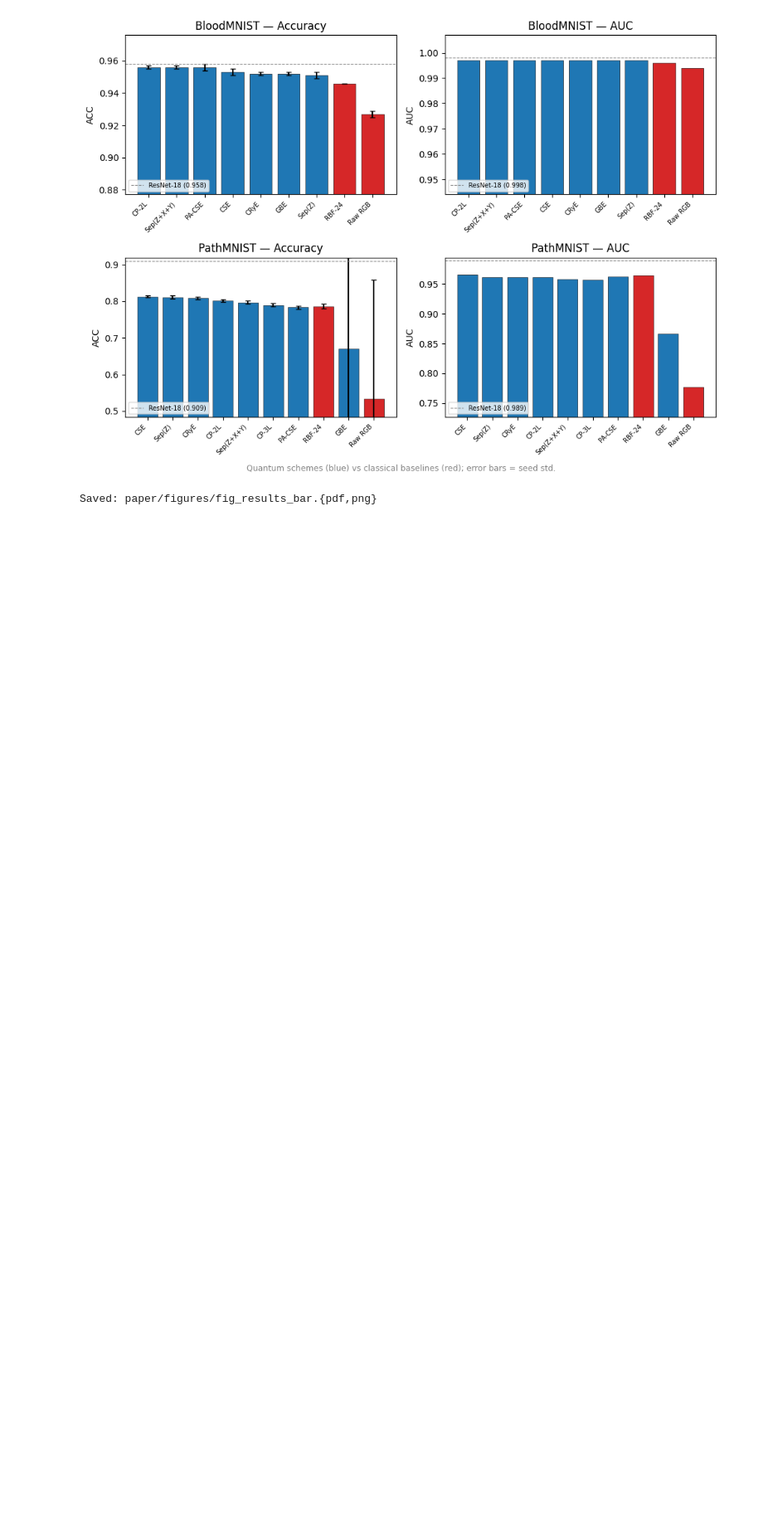
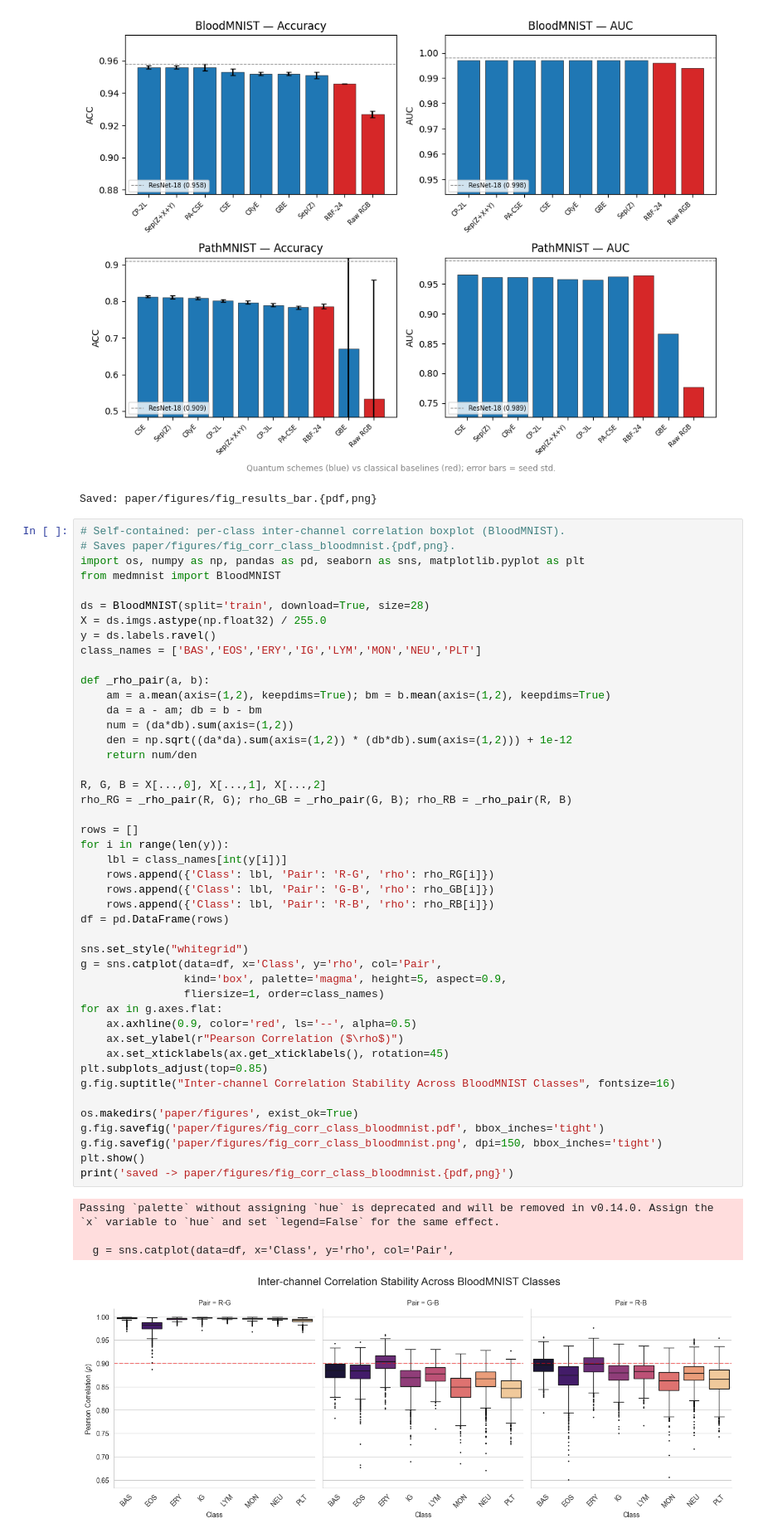
Before and after one commit to el-dAna/QIP, a Jupyter notebook: Phase7_BloodMNIST.ipynb, the cells around one changed output. Shown at 83% size. Saved outputs shown, nothing was run; the diff lists cells and outputs as text; blank space fills up the shorter version.

```diff
--- a/Phase7_BloodMNIST.ipynb
+++ b/Phase7_BloodMNIST.ipynb
@@ -1047,3 +1047,53 @@ print('Saved: paper/figures/fig_results_bar.{pdf,png}')
 # %% [output]
 [figure]
 Saved: paper/figures/fig_results_bar.{pdf,png}
+# %%
+# Self-contained: per-class inter-channel correlation boxplot (BloodMNIST).
+# Saves paper/figures/fig_corr_class_bloodmnist.{pdf,png}.
+import os, numpy as np, pandas as pd, seaborn as sns, matplotlib.pyplot as plt
+from medmnist import BloodMNIST
+
+ds = BloodMNIST(split='train', download=True, size=28)
+X = ds.imgs.astype(np.float32) / 255.0
+y = ds.labels.ravel()
+class_names = ['BAS','EOS','ERY','IG','LYM','MON','NEU','PLT']
+
+def _rho_pair(a, b):
+    am = a.mean(axis=(1,2), keepdims=True); bm = b.mean(axis=(1,2), keepdims=True)
+    da = a - am; db = b - bm
+    num = (da*db).sum(axis=(1,2))
+    den = np.sqrt((da*da).sum(axis=(1,2)) * (db*db).sum(axis=(1,2))) + 1e-12
+    return num/den
+
+R, G, B = X[...,0], X[...,1], X[...,2]
+rho_RG = _rho_pair(R, G); rho_GB = _rho_pair(G, B); rho_RB = _rho_pair(R, B)
+
+rows = []
+for i in range(len(y)):
+    lbl = class_names[int(y[i])]
+    rows.append({'Class': lbl, 'Pair': 'R-G', 'rho': rho_RG[i]})
+    rows.append({'Class': lbl, 'Pair': 'G-B', 'rho': rho_GB[i]})
+    rows.append({'Class': lbl, 'Pair': 'R-B', 'rho': rho_RB[i]})
+df = pd.DataFrame(rows)
+
+sns.set_style("whitegrid")
+g = sns.catplot(data=df, x='Class', y='rho', col='Pair',
+                kind='box', palette='magma', height=5, aspect=0.9,
+                fliersize=1, order=class_names)
+for ax in g.axes.flat:
+    ax.axhline(0.9, color='red', ls='--', alpha=0.5)
+    ax.set_ylabel(r"Pearson Correlation ($\rho$)")
+    ax.set_xticklabels(ax.get_xticklabels(), rotation=45)
+plt.subplots_adjust(top=0.85)
+g.fig.suptitle("Inter-channel Correlation Stability Across BloodMNIST Classes", fontsize=16)
+
+os.makedirs('paper/figures', exist_ok=True)
+g.fig.savefig('paper/figures/fig_corr_class_bloodmnist.pdf', bbox_inches='tight')
+g.fig.savefig('paper/figures/fig_corr_class_bloodmnist.png', dpi=150, bbox_inches='tight')
+plt.show()
+print('saved -> paper/figures/fig_corr_class_bloodmnist.{pdf,png}')
+# %% [output]
+Passing `palette` without assigning `hue` is deprecated and will be removed in v0.14.0. Assign the `x` variable to `hue` and set `legend=False` for the same effect.
+
+  g = sns.catplot(data=df, x='Class', y='rho', col='Pair',
+[figure, added]
```
Also changed, not shown: parts of 1 cell of this notebook, 19 other files.
